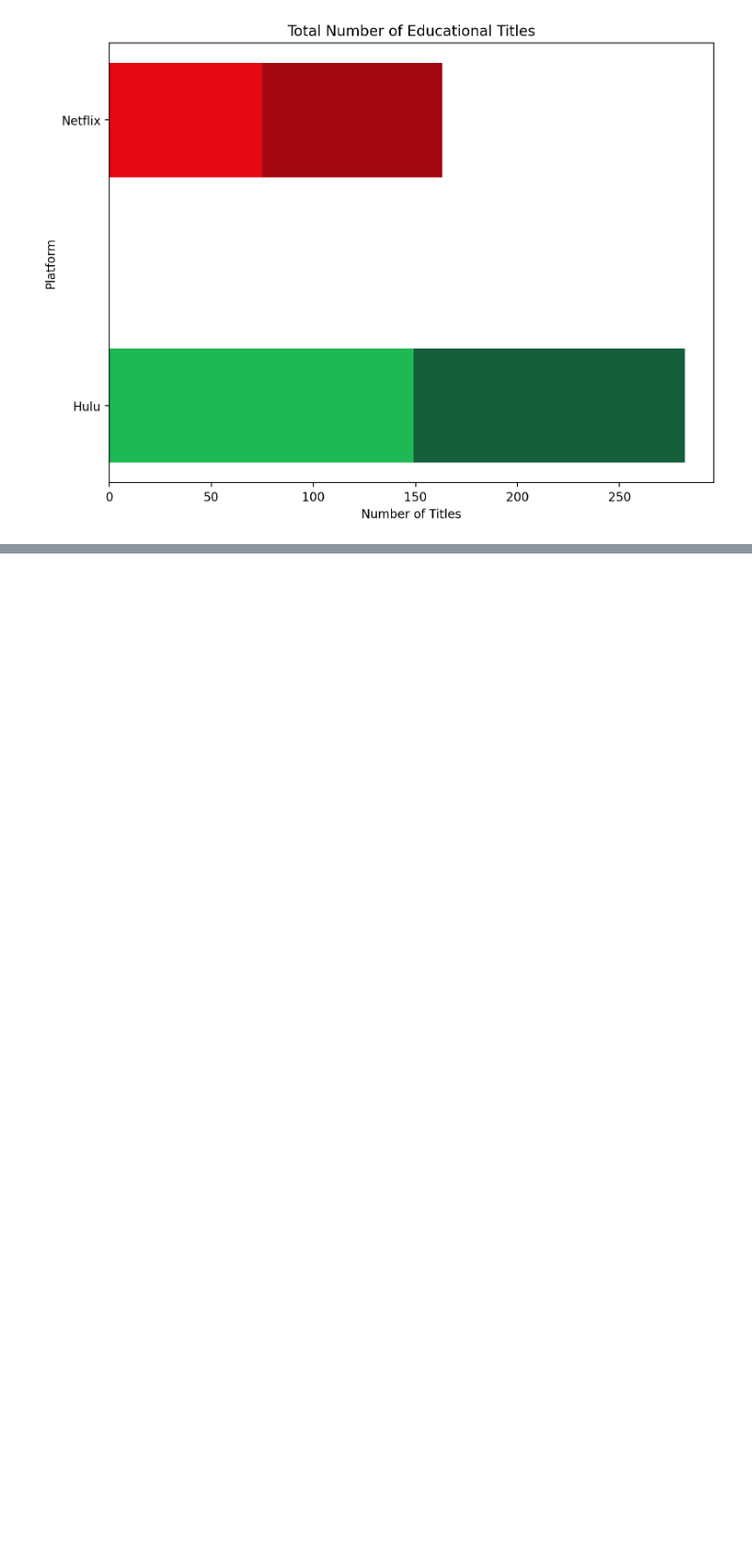
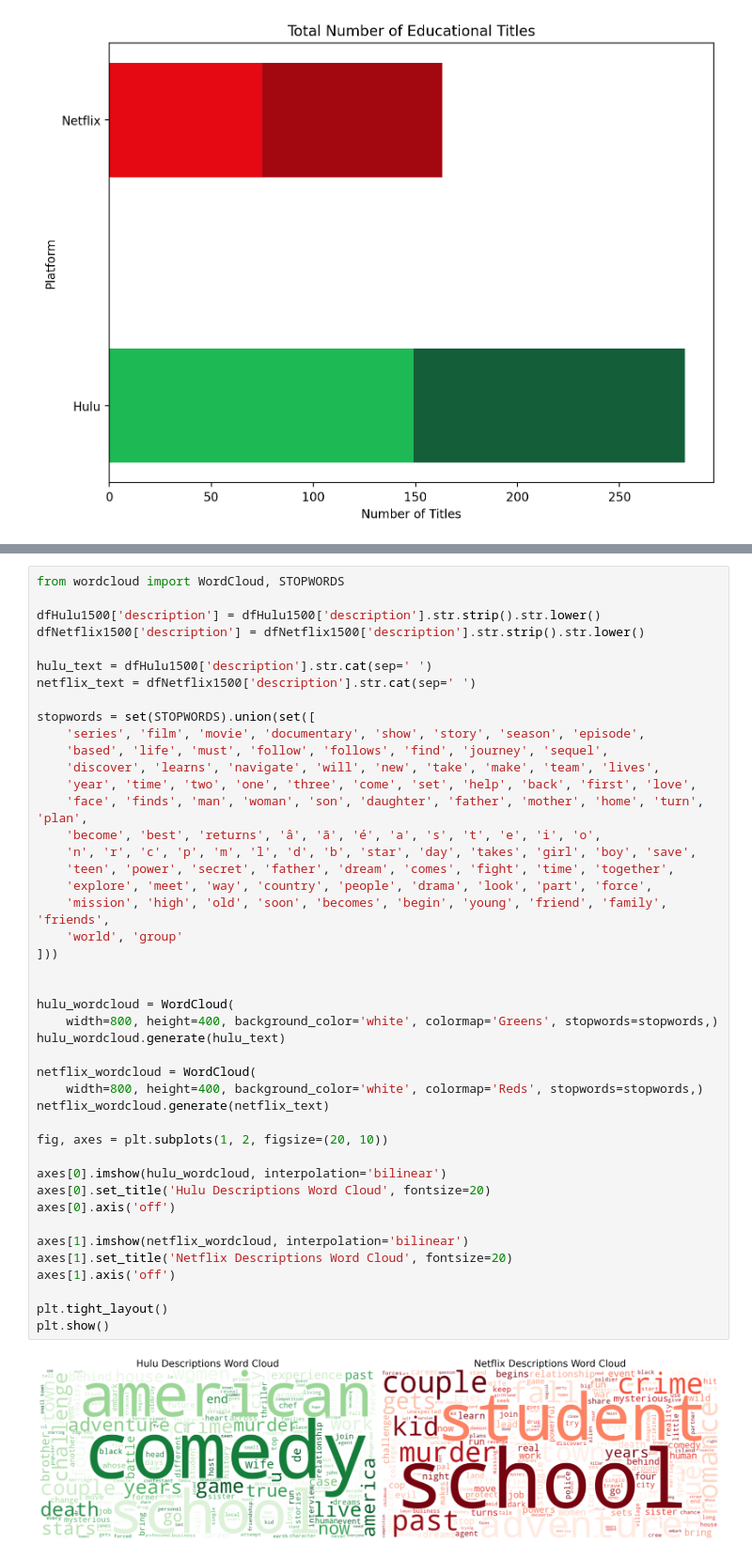
Before and after one commit to P-Panda1/msds593_group32, a Jupyter notebook: graphs1.ipynb, the cells around one changed output, grey strips where cells are left out. Shown at 94% size. Drawn from its saved outputs; the diff is of its cells as text; blank space fills up the shorter version.

```diff
--- a/graphs1.ipynb
+++ b/graphs1.ipynb
@@ -285,0 +291,46 @@ array(['TV-MA', 'PG-13', nan, 'R', 'TV-14', 'PG', 'TV-PG', 'NOT RATED',
+# %%
+from wordcloud import WordCloud, STOPWORDS
+
+dfHulu1500['description'] = dfHulu1500['description'].str.strip().str.lower()
+dfNetflix1500['description'] = dfNetflix1500['description'].str.strip().str.lower()
+
+hulu_text = dfHulu1500['description'].str.cat(sep=' ')
+netflix_text = dfNetflix1500['description'].str.cat(sep=' ')
+
+stopwords = set(STOPWORDS).union(set([
+    'series', 'film', 'movie', 'documentary', 'show', 'story', 'season', 'episode',
+    'based', 'life', 'must', 'follow', 'follows', 'find', 'journey', 'sequel',
+    'discover', 'learns', 'navigate', 'will', 'new', 'take', 'make', 'team', 'lives',
+    'year', 'time', 'two', 'one', 'three', 'come', 'set', 'help', 'back', 'first', 'love',
+    'face', 'finds', 'man', 'woman', 'son', 'daughter', 'father', 'mother', 'home', 'turn', 'plan',
+    'become', 'best', 'returns', 'â', 'ã', 'é', 'a', 's', 't', 'e', 'i', 'o',
+    'n', 'r', 'c', 'p', 'm', 'l', 'd', 'b', 'star', 'day', 'takes', 'girl', 'boy', 'save',
+    'teen', 'power', 'secret', 'father', 'dream', 'comes', 'fight', 'time', 'together',
+    'explore', 'meet', 'way', 'country', 'people', 'drama', 'look', 'part', 'force',
+    'mission', 'high', 'old', 'soon', 'becomes', 'begin', 'young', 'friend', 'family', 'friends',
+    'world', 'group'
+]))
+
+
+hulu_wordcloud = WordCloud(
+    width=800, height=400, background_color='white', colormap='Greens', stopwords=stopwords,)
+hulu_wordcloud.generate(hulu_text)
+
+netflix_wordcloud = WordCloud(
+    width=800, height=400, background_color='white', colormap='Reds', stopwords=stopwords,)
+netflix_wordcloud.generate(netflix_text)
+
+fig, axes = plt.subplots(1, 2, figsize=(20, 10))
+
+axes[0].imshow(hulu_wordcloud, interpolation='bilinear')
+axes[0].set_title('Hulu Descriptions Word Cloud', fontsize=20)
+axes[0].axis('off')
+
+axes[1].imshow(netflix_wordcloud, interpolation='bilinear')
+axes[1].set_title('Netflix Descriptions Word Cloud', fontsize=20)
+axes[1].axis('off')
+
+plt.tight_layout()
+plt.show()
+# %% [output]
+[figure, added]
```
Also changed, not shown: parts of 5 cells of this notebook.
